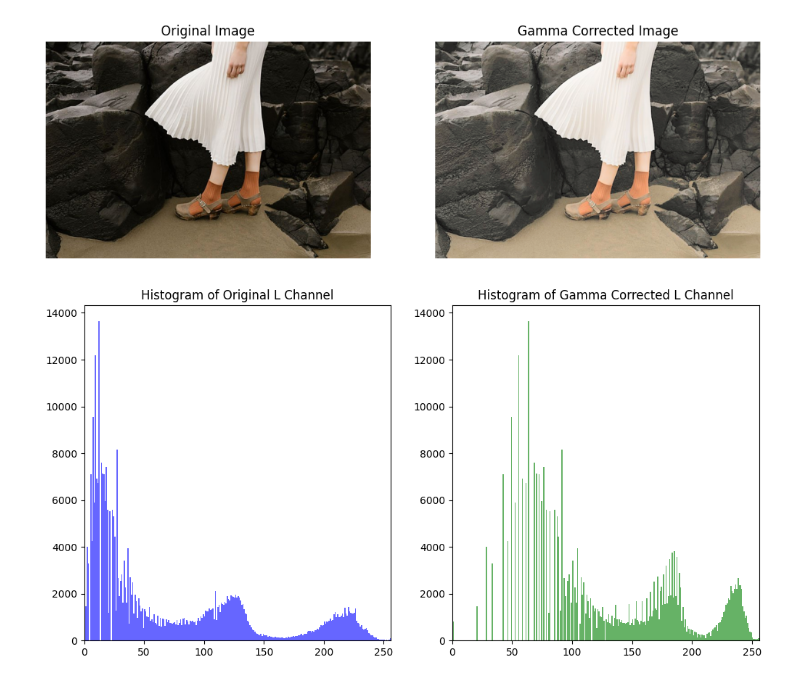
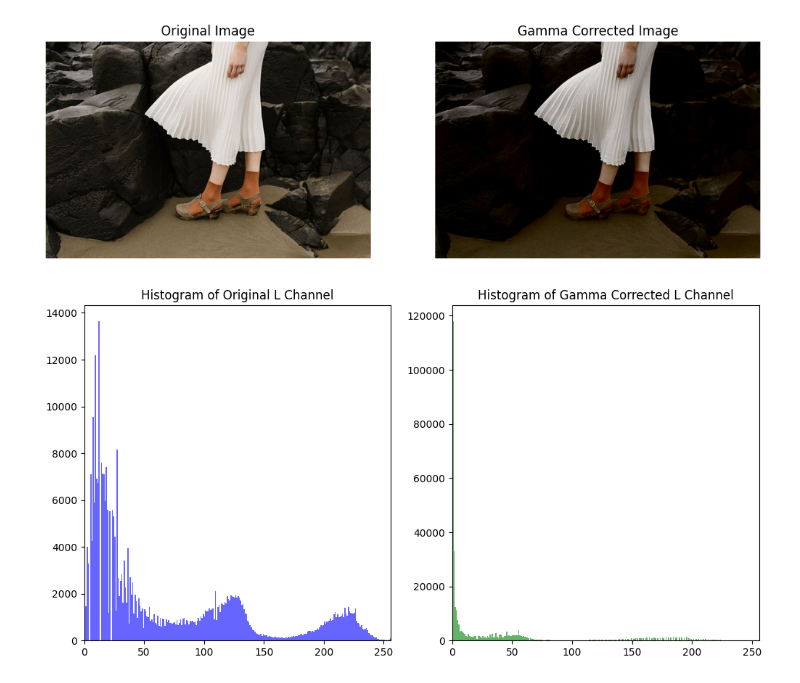
Before and after one commit to SamudraUduwaka/Intensity-Transformations-and-Neighborhood-Filtering, a Jupyter notebook: task3.ipynb, the cells around one changed output. Drawn from its saved outputs; the diff is of its cells as text; code cells hidden in the pictures.

```diff
--- a/task3.ipynb
+++ b/task3.ipynb
@@ -18,7 +18,9 @@ gamma = 2.2
 
 # Create a lookup table for gamma correction
 # Formula: Output = 255 * (Input/255)^(1/gamma)
-gamma_LUT = np.array([((i / 255.0) ** (1.0 / gamma)) * 255 for i in range(256)]).astype("uint8")
+#gamma_LUT = np.array([((i / 255.0) ** (1.0 / gamma)) * 255 for i in range(256)]).astype("uint8")
+
+gamma_LUT = np.array([((i / 255.0) ** (gamma)) * 255 for i in range(256)]).astype("uint8")
 
 # Apply gamma correction to the L channel using LUT
 L_gamma_corrected = cv2.LUT(L_channel, gamma_LUT)
@@ -34,32 +36,32 @@ fig, axes = plt.subplots(1, 2, figsize=(12, 6))
 
 # Original image in RGB format (since OpenCV loads in BGR)
 original_image_rgb = cv2.cvtColor(image, cv2.COLOR_BGR2RGB)
 axes[0].imshow(original_image_rgb)
 axes[0].set_title("Original Image")
 axes[0].axis('off')
 
 # Gamma-corrected image in RGB format
 gamma_corrected_image_rgb = cv2.cvtColor(image_gamma_corrected, cv2.COLOR_BGR2RGB)
 axes[1].imshow(gamma_corrected_image_rgb)
 axes[1].set_title("Gamma Corrected Image")
 axes[1].axis('off')
 
 plt.show()
 
 # Now let's compute and display the histograms for the L channel
 fig, axes = plt.subplots(1, 2, figsize=(12, 6))
 
 # Original L channel histogram
 axes[0].hist(L_channel.ravel(), bins=256, range=(0, 256), color='blue', alpha=0.6)
 axes[0].set_title("Histogram of Original L Channel")
 axes[0].set_xlim([0, 256])
 
 # Gamma corrected L channel histogram
 axes[1].hist(L_gamma_corrected.ravel(), bins=256, range=(0, 256), color='green', alpha=0.6)
 axes[1].set_title("Histogram of Gamma Corrected L Channel")
 axes[1].set_xlim([0, 256])
 
 plt.show()
 # %% [output]
-[figure, old version]
+[figure, new version]
-[figure, old version]
+[figure, new version]
```
